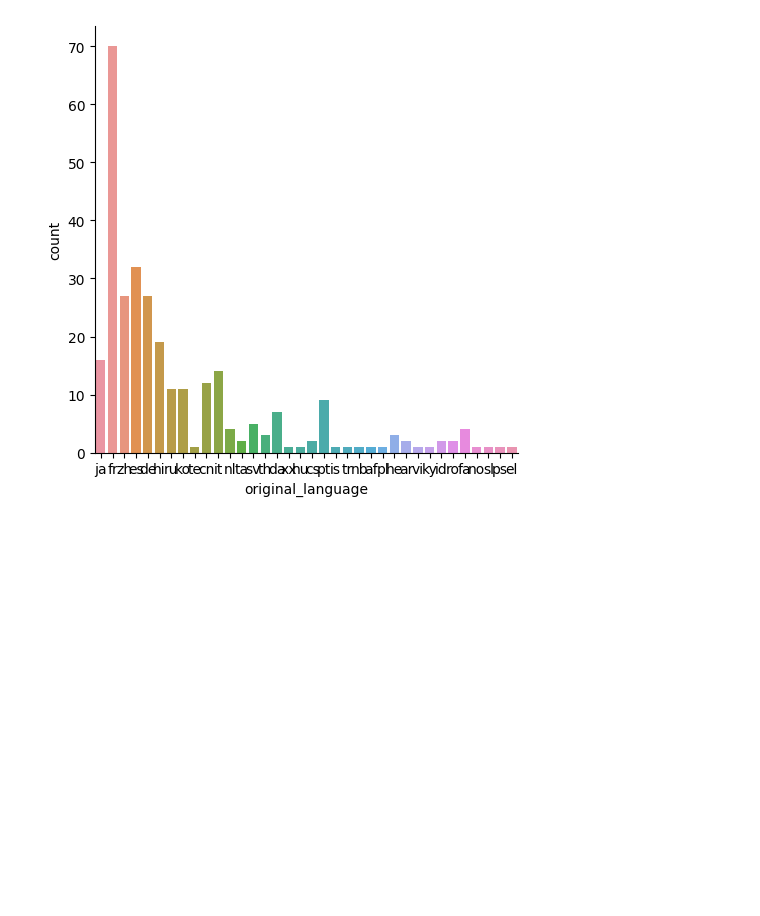
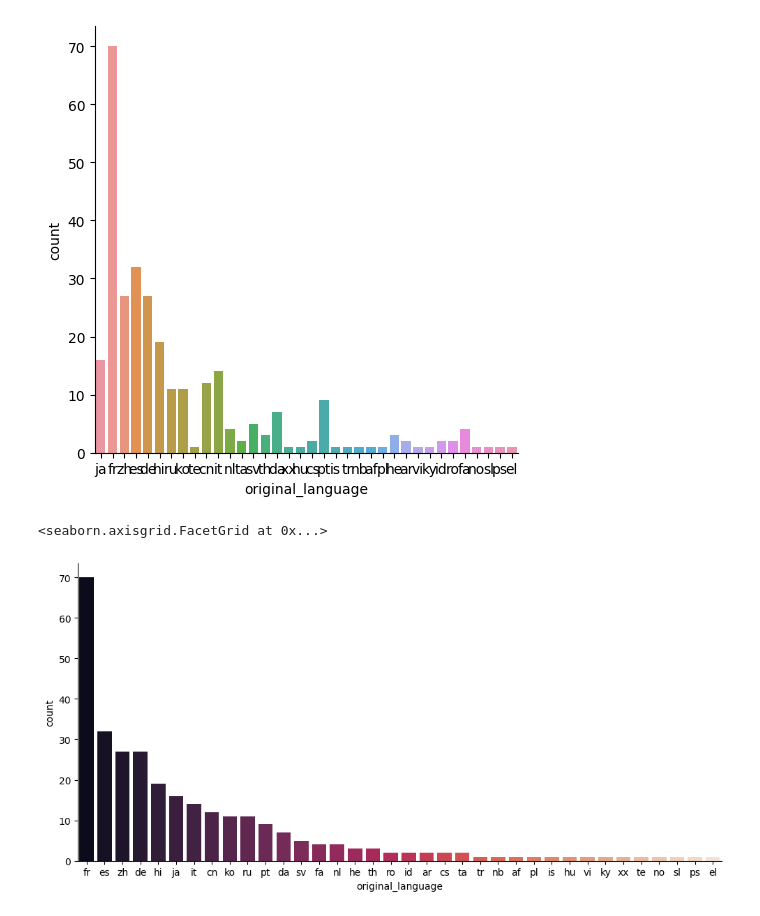
Before and after one commit to PurpleLobster31/Analise-e-Visualizacao-de-Dados, a Jupyter notebook: Introducao a Data Science.ipynb, the cells around one changed output. Saved outputs shown, nothing was run; the diff lists cells and outputs as text; code cells hidden in the pictures; blank space fills up the shorter version.

```diff
--- a/Introducao a Data Science.ipynb
+++ b/Introducao a Data Science.ipynb
@@ -354,3 +341,8 @@ sns.catplot(filmes_sem_lingua_original_ingles, x = 'original_language', kind = '
 # %% [output]
 <seaborn.axisgrid.FacetGrid at 0x...>
 [figure]
+# %%
+sns.catplot(filmes_sem_lingua_original_ingles, x = 'original_language', kind = 'count', aspect = 2, order=total_por_lingua_outros_filmes.index, palette="rocket") # Depois
+# %% [output]
+<seaborn.axisgrid.FacetGrid at 0x...>
+[figure, added]
```
Also changed, not shown: parts of 2 cells of this notebook.
